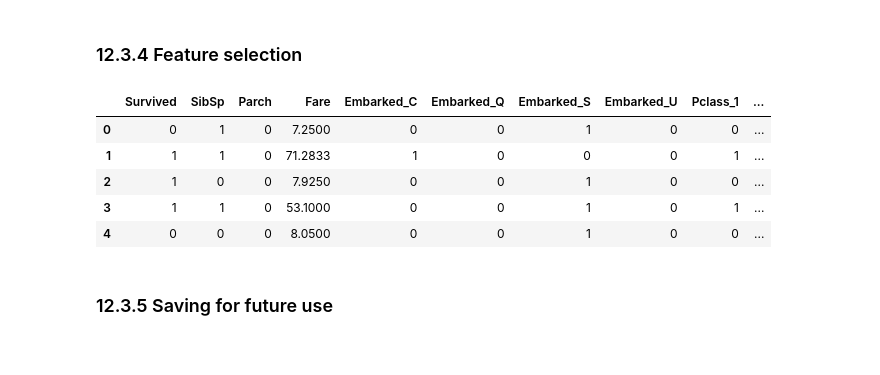
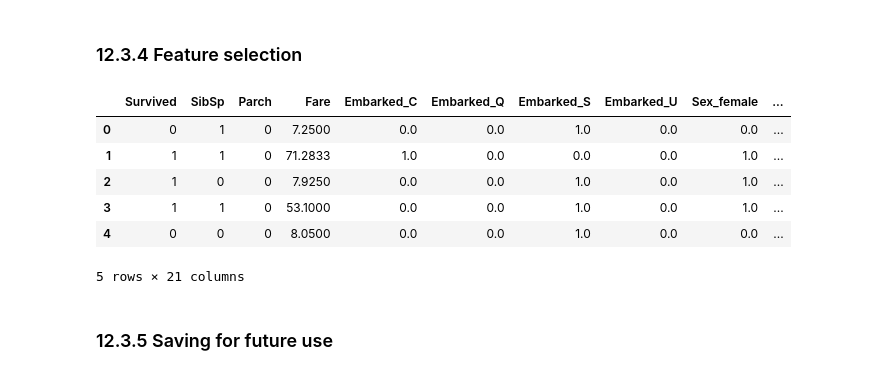
Before and after one commit to SarahEldreny/Machine-Learning-Supervisied-Labs, a Jupyter notebook: End_to_end_example.ipynb, the cells around one changed output. Drawn from its saved outputs; the diff is of its cells as text; code cells hidden in the pictures.

```diff
--- a/End_to_end_example.ipynb
+++ b/End_to_end_example.ipynb
@@ -215,3 +339,17 @@ preprocessed_data
 | 889 | 890 | 1 | 1 | Behr, Mr. Karl Howell | male | 26.0 | 0 | 0 | 111369 | 30.0000 | ... |
 | 890 | 891 | 0 | 3 | Dooley, Mr. Patrick | male | 32.0 | 0 | 0 | 370376 | 7.7500 | ... |
 891 rows × 11 columns
+# %%
+from sklearn.preprocessing import LabelEncoder
+from sklearn.preprocessing import OneHotEncoder
+# Use pandas method .get_dummies() to get the one hot encoding of “embarked”, “pclass” and “gender”
+
+#encoder = LabelEncoder()
+#columns = ["Embarked", "Sex" , "Pclass"]
+#for i in columns :
+  #encoder.fit(preprocessed_data[i])
+  #preprocessed_data[i]=encoder.transform([preprocessed_data[i]])
+
+encoder = OneHotEncoder()
+encoded_data = encoder.fit_transform(preprocessed_data[["Embarked", "Sex" , "Pclass"]]).toarray()
+encoded_data = pd.DataFrame(encoded_data, columns=encoder.get_feature_names_out())
@@ -218,9 +365,9 @@ preprocessed_data
 # %%
-# Use pandas method .get_dummies() to get the one hot encoding of “embarked”, “pclass” and “gender”
-preprocessed_data = pd.get_dummies(preprocessed_data, columns=['Embarked', 'Pclass','Sex'])
+# Use pandas method .drop() to remove the old columns and method .concat() to add the new columns
 
-# Use pandas method .drop() to remove the old columns and method .concat() to add the new columns
-# preprocessed_data = preprocessed_data.drop(columns=['Embarked', 'Pclass','Sex'])
+preprocessed_data = pd.concat([preprocessed_data,encoded_data],axis = 1)
+# %%
+preprocessed_data = preprocessed_data.drop(columns=["Embarked", "Sex" , "Pclass"])
 # %%
 preprocessed_data
 # %% [output]
@@ -264,8 +411,9 @@ preprocessed_data
 # %%
 # Use pandas method .get_dummies() to get the one hot encoding of “Categorized_age”
 # Use pandas method .drop() to remove the old column and method .concat() to add the new columns
-preprocessed_data = pd.get_dummies(preprocessed_data, columns=['Categorized_age'])
-
+Categorized_age_col = pd.get_dummies(preprocessed_data["Categorized_age"], prefix="Categorized_age")
+preprocessed_data = pd.concat([preprocessed_data,Categorized_age_col], axis = 1)
+preprocessed_data = preprocessed_data.drop(["Categorized_age"], axis = 1)
 preprocessed_data
 # %% [output]
 |  | PassengerId | Survived | Name | SibSp | Parch | Ticket | Fare | Embarked_C | Embarked_Q | ... |
@@ -285,16 +433,18 @@ preprocessed_data
 ### 12.3.4 Feature selection
 # %%
 # drop these columns['Name', 'Ticket', 'PassengerId']
-preprocessed_data.drop(columns=['Name', 'Ticket', 'PassengerId'], inplace=True)
+preprocessed_data = preprocessed_data.drop(['Name', 'Ticket', 'PassengerId'], axis = 1)
+
 
 preprocessed_data.head()
 # %% [output]
-|  | Survived | SibSp | Parch | Fare | Embarked_C | Embarked_Q | Embarked_S | Embarked_U | Pclass_1 | ... |
-| 0 | 0 | 1 | 0 | 7.2500 | 0 | 0 | 1 | 0 | 0 | ... |
-| 1 | 1 | 1 | 0 | 71.2833 | 1 | 0 | 0 | 0 | 1 | ... |
-| 2 | 1 | 0 | 0 | 7.9250 | 0 | 0 | 1 | 0 | 0 | ... |
-| 3 | 1 | 1 | 0 | 53.1000 | 0 | 0 | 1 | 0 | 1 | ... |
-| 4 | 0 | 0 | 0 | 8.0500 | 0 | 0 | 1 | 0 | 0 | ... |
+|  | Survived | SibSp | Parch | Fare | Embarked_C | Embarked_Q | Embarked_S | Embarked_U | Sex_female | ... |
+| 0 | 0 | 1 | 0 | 7.2500 | 0.0 | 0.0 | 1.0 | 0.0 | 0.0 | ... |
+| 1 | 1 | 1 | 0 | 71.2833 | 1.0 | 0.0 | 0.0 | 0.0 | 1.0 | ... |
+| 2 | 1 | 0 | 0 | 7.9250 | 0.0 | 0.0 | 1.0 | 0.0 | 1.0 | ... |
+| 3 | 1 | 1 | 0 | 53.1000 | 0.0 | 0.0 | 1.0 | 0.0 | 1.0 | ... |
+| 4 | 0 | 0 | 0 | 8.0500 | 0.0 | 0.0 | 1.0 | 0.0 | 0.0 | ... |
+5 rows × 21 columns
 # %% [markdown]
 ### 12.3.5 Saving for future use
 # %%
```
Also changed, not shown: parts of 43 cells of this notebook.
